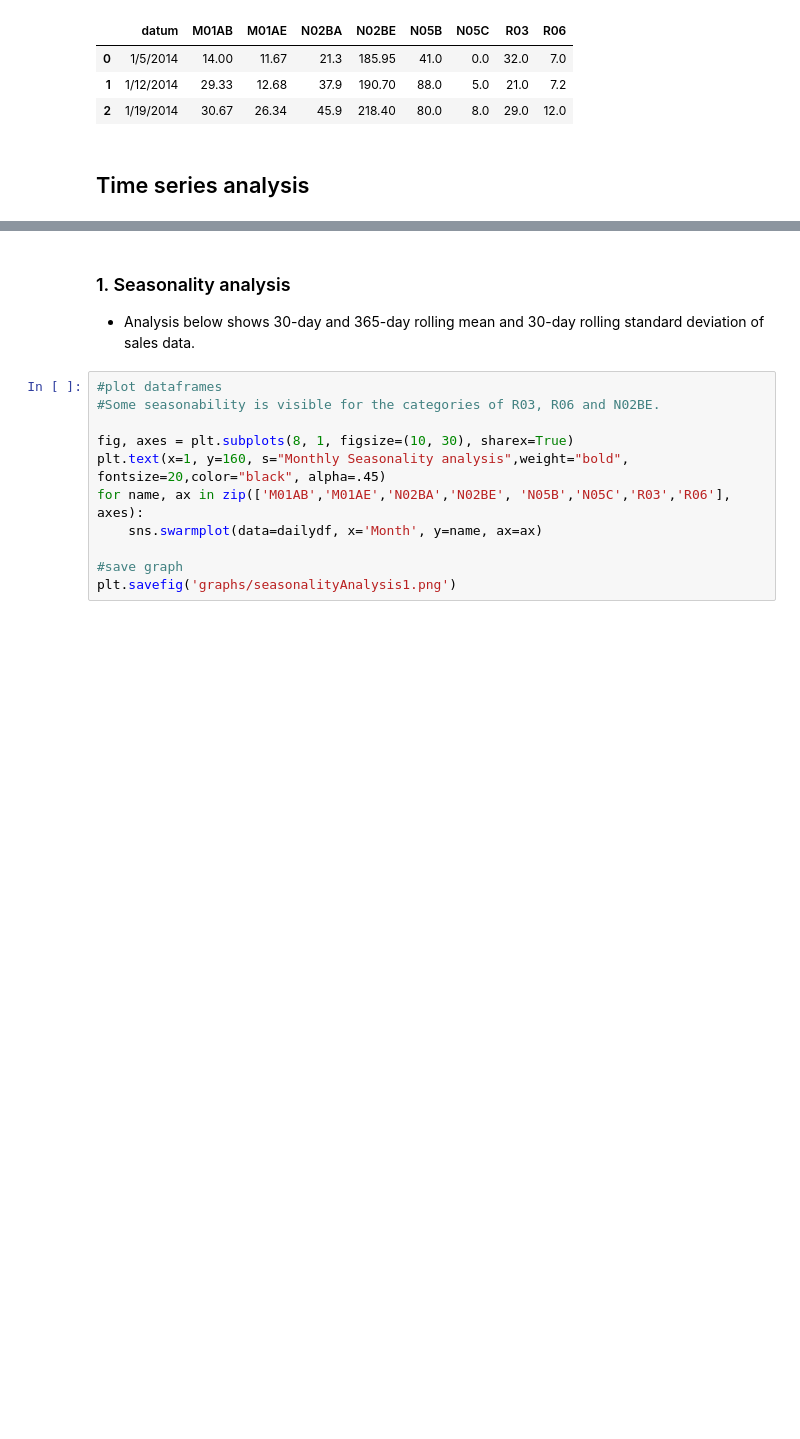
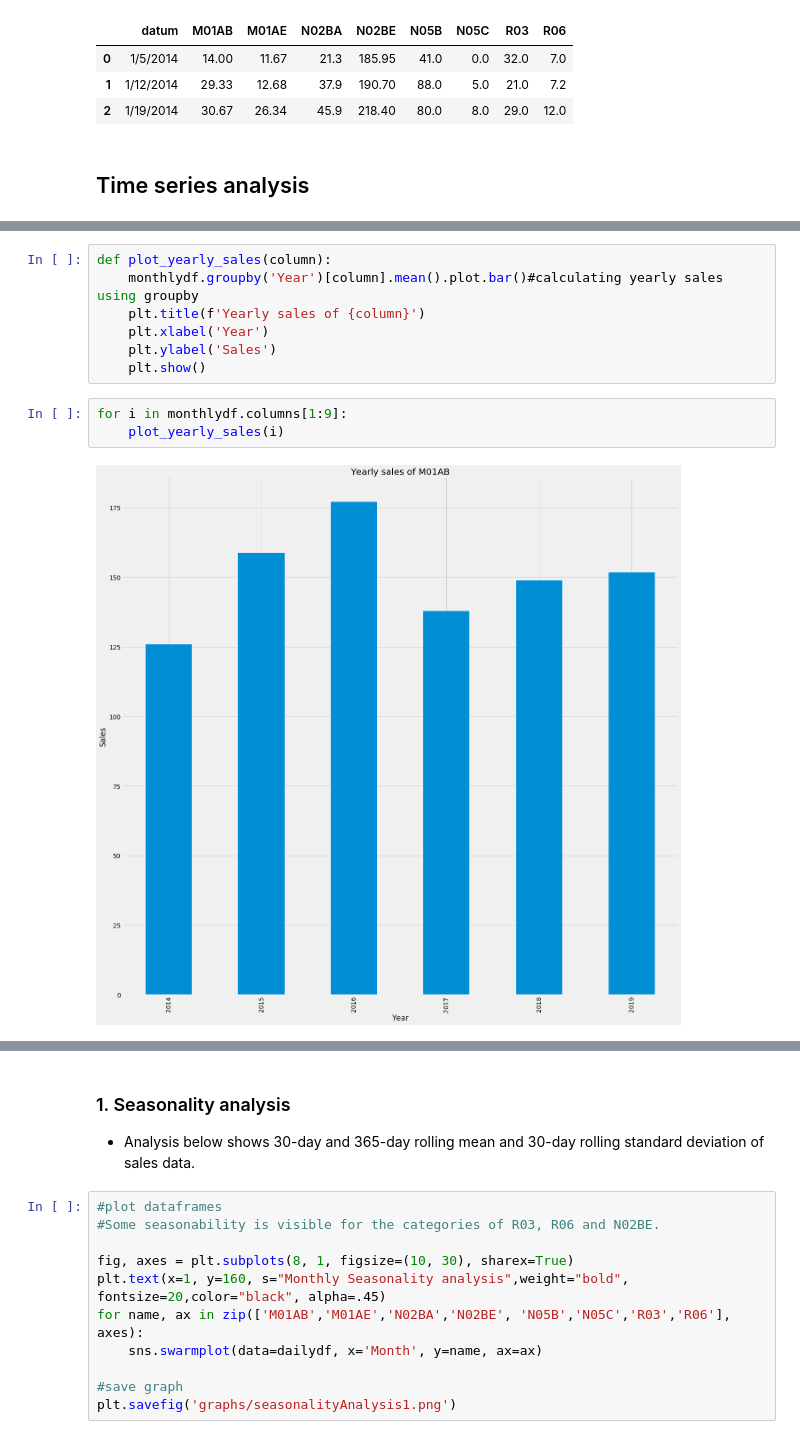
Before and after one commit to jhenvi/Pharma-sales-data, a Jupyter notebook: sales analysis.ipynb, the cells around one changed output, grey strips where cells are left out. Cells and saved outputs as stored; diff of their text form; blank space fills up the shorter version.

```diff
--- a/sales analysis.ipynb
+++ b/sales analysis.ipynb
@@ -86,0 +96,12 @@ weeklydf.head(3)
+# %%
+def plot_yearly_sales(column):
+    monthlydf.groupby('Year')[column].mean().plot.bar()#calculating yearly sales using groupby
+    plt.title(f'Yearly sales of {column}')
+    plt.xlabel('Year')
+    plt.ylabel('Sales')
+    plt.show()
+# %%
+for i in monthlydf.columns[1:9]:
+    plot_yearly_sales(i)
+# %% [output]
+[figure, added]
```
Also changed, not shown: parts of 33 cells of this notebook, 3 other files.
